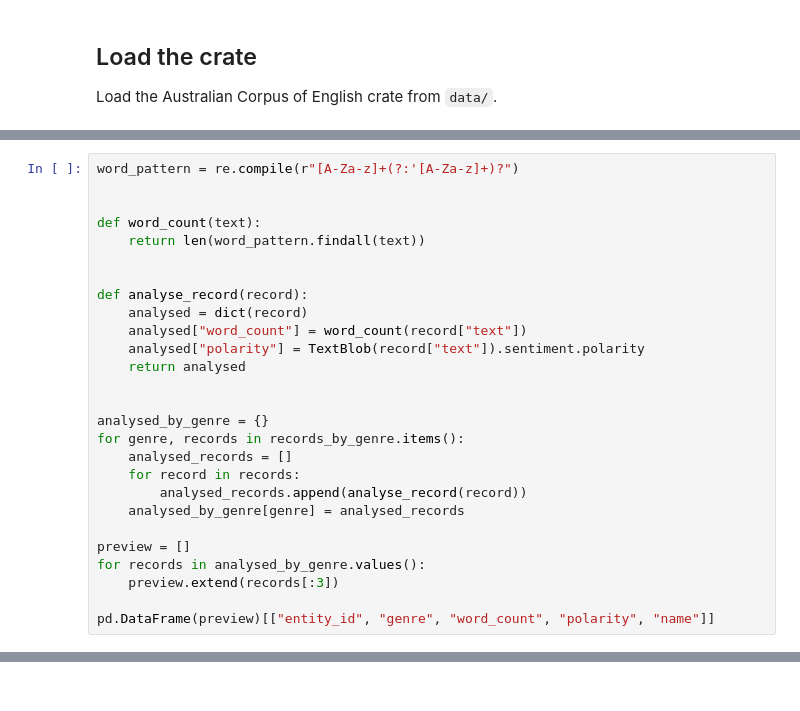
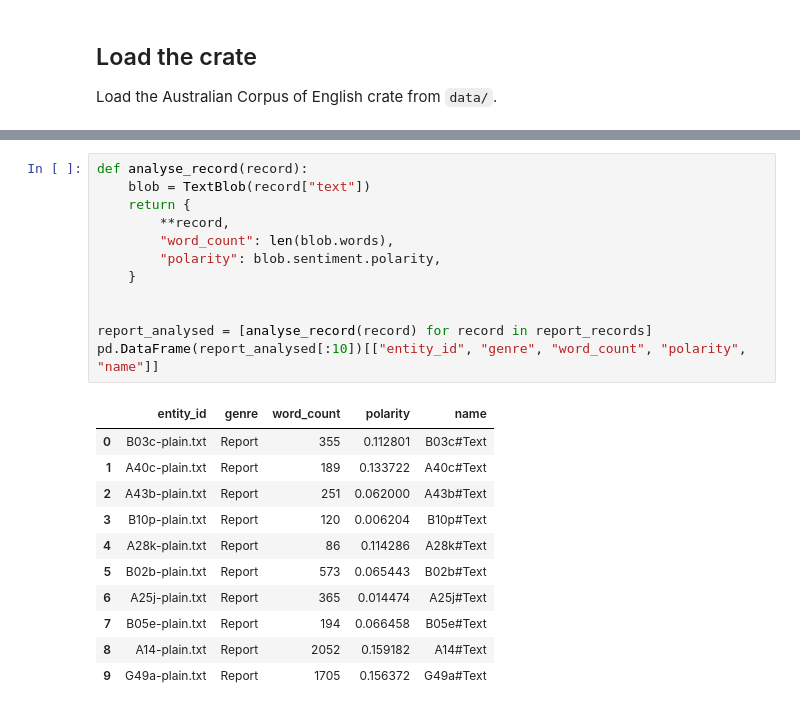
Before and after one commit to unimelbmdap/cdl2-rocrates, a Jupyter notebook: docs/tutorials/basic-nlp-with-text-records.ipynb, the cells around one changed output, grey strips where cells are left out. Cells and saved outputs as stored; diff of their text form.

```diff
--- a/docs/tutorials/basic-nlp-with-text-records.ipynb
+++ b/docs/tutorials/basic-nlp-with-text-records.ipynb
@@ -77,27 +116,0 @@ pd.DataFrame(preview_rows)[["entity_id", "genre", "name", "text"]]
-# %%
-word_pattern = re.compile(r"[A-Za-z]+(?:'[A-Za-z]+)?")
-
-
-def word_count(text):
-    return len(word_pattern.findall(text))
-
-
-def analyse_record(record):
-    analysed = dict(record)
-    analysed["word_count"] = word_count(record["text"])
-    analysed["polarity"] = TextBlob(record["text"]).sentiment.polarity
-    return analysed
-
-
-analysed_by_genre = {}
-for genre, records in records_by_genre.items():
-    analysed_records = []
-    for record in records:
-        analysed_records.append(analyse_record(record))
-    analysed_by_genre[genre] = analysed_records
-
-preview = []
-for records in analysed_by_genre.values():
-    preview.extend(records[:3])
-
-pd.DataFrame(preview)[["entity_id", "genre", "word_count", "polarity", "name"]]
@@ -133,0 +138,24 @@ pd.DataFrame(summary).set_index("genre")
+# %%
+def analyse_record(record):
+    blob = TextBlob(record["text"])
+    return {
+        **record,
+        "word_count": len(blob.words),
+        "polarity": blob.sentiment.polarity,
+    }
+
+
+report_analysed = [analyse_record(record) for record in report_records]
+pd.DataFrame(report_analysed[:10])[["entity_id", "genre", "word_count", "polarity", "name"]]
+# %% [output]
+|  | entity_id | genre | word_count | polarity | name |
+| 0 | B03c-plain.txt | Report | 355 | 0.112801 | B03c#Text |
+| 1 | A40c-plain.txt | Report | 189 | 0.133722 | A40c#Text |
+| 2 | A43b-plain.txt | Report | 251 | 0.062000 | A43b#Text |
+| 3 | B10p-plain.txt | Report | 120 | 0.006204 | B10p#Text |
+| 4 | A28k-plain.txt | Report | 86 | 0.114286 | A28k#Text |
+| 5 | B02b-plain.txt | Report | 573 | 0.065443 | B02b#Text |
+| 6 | A25j-plain.txt | Report | 365 | 0.014474 | A25j#Text |
+| 7 | B05e-plain.txt | Report | 194 | 0.066458 | B05e#Text |
+| 8 | A14-plain.txt | Report | 2052 | 0.159182 | A14#Text |
+| 9 | G49a-plain.txt | Report | 1705 | 0.156372 | G49a#Text |
```
Also changed, not shown: parts of 32 cells of this notebook.
